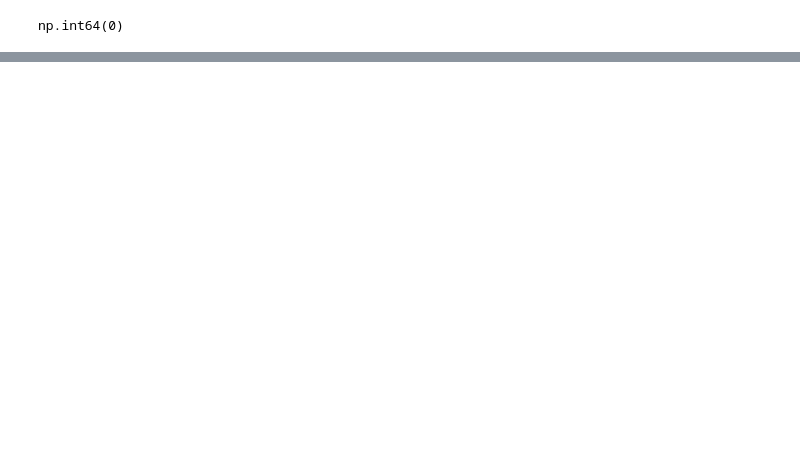
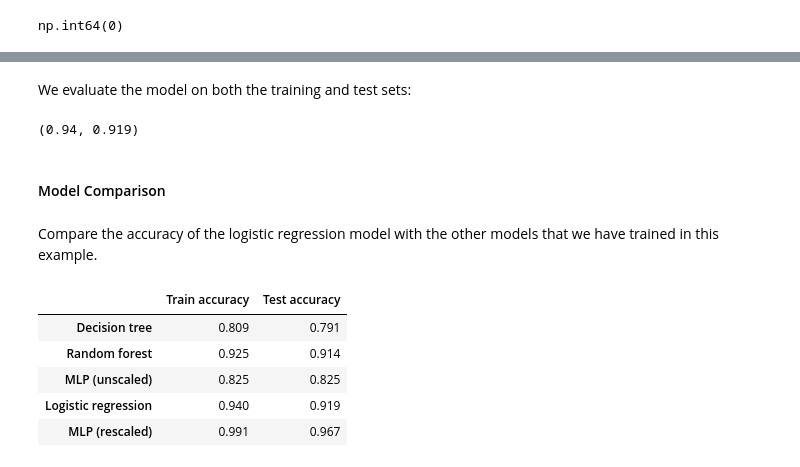
Before and after one commit to crozier-kimball/ML_Course, a Jupyter notebook: Assignments/Neural_networks.ipynb, the cells around one changed output, grey strips where cells are left out. Drawn from its saved outputs; the diff is of its cells as text; code cells hidden in the pictures; blank space fills up the shorter version.

```diff
--- a/Assignments/Neural_networks.ipynb
+++ b/Assignments/Neural_networks.ipynb
@@ -207,0 +235,24 @@ Epoch 20/20
+# %% [markdown]
+We evaluate the model on both the training and test sets:
+# %%
+round(log_reg.score(X_train, y_train), 3), round(log_reg.score(X_test, y_test), 3)
+# %% [output]
+(0.94, 0.919)
+# %% [markdown]
+#### Model Comparison
+# %% [markdown]
+Compare the accuracy of the logistic regression model with the other models that we have trained in this example.
+# %%
+results = {
+    'Train accuracy': [0.809, 0.925, 0.825, 0.940, 0.991],
+    'Test accuracy': [0.791, 0.914, 0.825, 0.919, 0.967]
+}
+index = ['Decision tree', 'Random forest', 'MLP (unscaled)', 'Logistic regression', 'MLP (rescaled)']
+pd.DataFrame(results, index=index)
+# %% [output]
+|  | Train accuracy | Test accuracy |
+| Decision tree | 0.809 | 0.791 |
+| Random forest | 0.925 | 0.914 |
+| MLP (unscaled) | 0.825 | 0.825 |
+| Logistic regression | 0.940 | 0.919 |
+| MLP (rescaled) | 0.991 | 0.967 |
```
Also changed, not shown: parts of 61 cells of this notebook, 3 other files.
